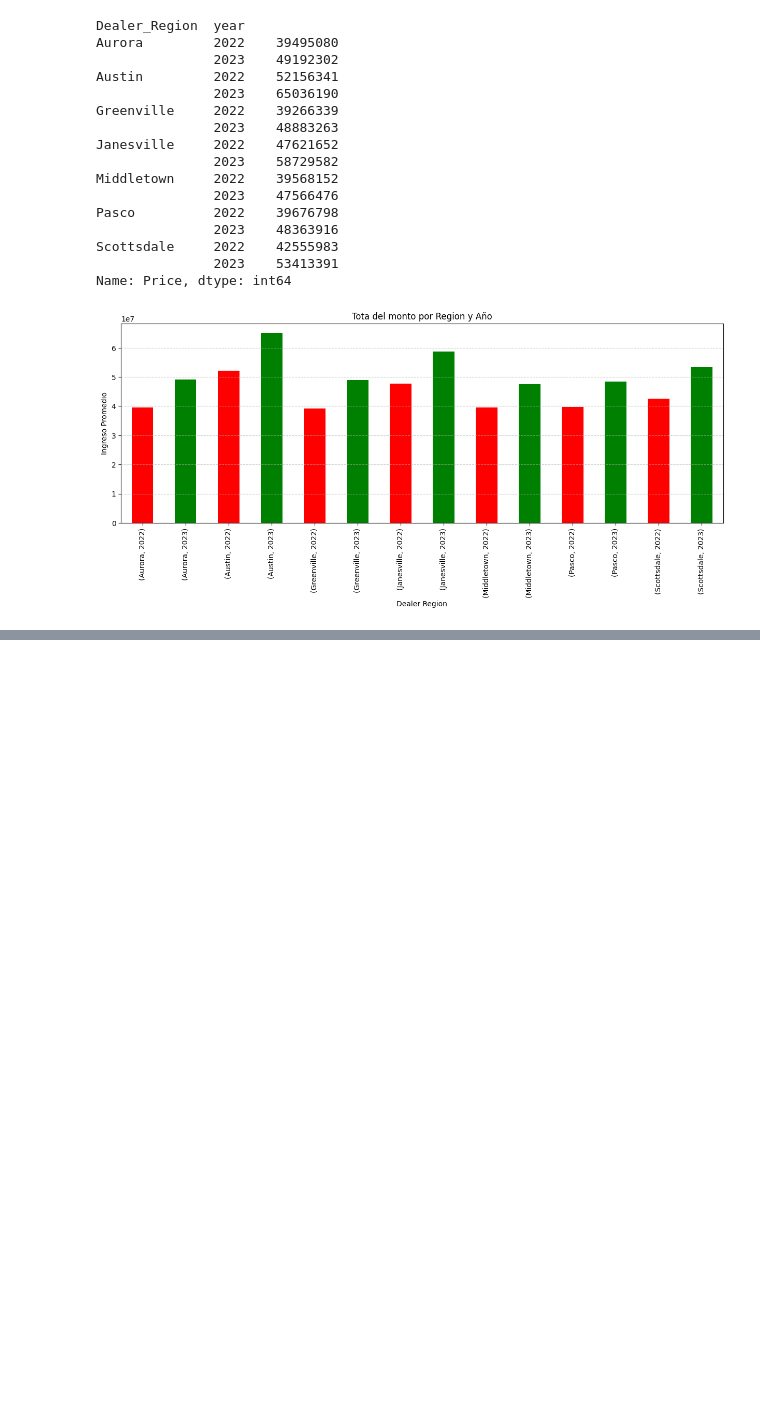
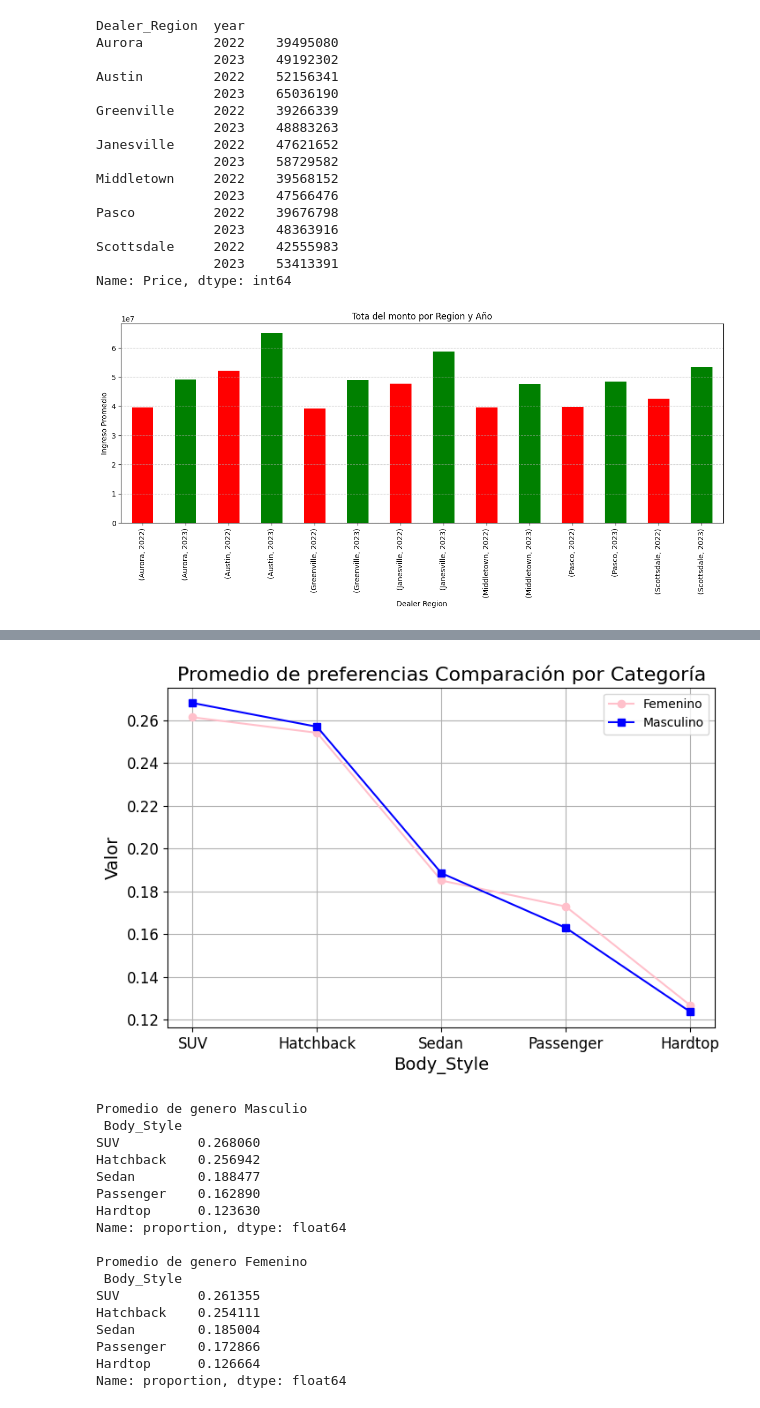
Before and after one commit to FredyR222/car_sale_boorcamp, a Jupyter notebook: code/carSale.ipynb, the cells around one changed output, grey strips where cells are left out. Cells and saved outputs as stored; diff of their text form; code cells hidden in the pictures; blank space fills up the shorter version.

```diff
--- a/code/carSale.ipynb
+++ b/code/carSale.ipynb
@@ -504,0 +555,47 @@ Name: Price, dtype: int64
+# %%
+#Promedio de preferencias
+promedio_fem = df1[df1['Gender']=='Female']['Body_Style'].value_counts(normalize=True)
+promedio_mas = df1[df1['Gender']=='Male']['Body_Style'].value_counts(normalize=True)
+
+
+plt.figure(figsize=(8, 5))
+
+# Graficar los datos de df_femenino
+plt.plot(promedio_fem.index, promedio_fem.values, marker='o', linestyle='-', color='pink', label='Femenino')
+
+# Graficar los datos de df_masculino
+plt.plot(promedio_mas.index, promedio_mas.values, marker='s', linestyle='-', color='blue', label='Masculino')
+
+# Personalizar el gráfico
+plt.xlabel('Body_Style', fontsize=14)
+plt.ylabel('Valor', fontsize=14)
+plt.title('Promedio de preferencias Comparación por Categoría', fontsize=16)
+plt.xticks(fontsize=12)
+plt.yticks(fontsize=12)
+plt.legend()
+plt.grid(True)
+
+# Mostrar gráfico
+plt.show()
+
+print(f"Promedio de genero Masculio \n {promedio_mas}")
+print(f"\nPromedio de genero Femenino \n {promedio_fem}")
+# %% [output]
+[figure, added]
+Promedio de genero Masculio
+ Body_Style
+SUV          0.268060
+Hatchback    0.256942
+Sedan        0.188477
+Passenger    0.162890
+Hardtop      0.123630
+Name: proportion, dtype: float64
+
+Promedio de genero Femenino
+ Body_Style
+SUV          0.261355
+Hatchback    0.254111
+Sedan        0.185004
+Passenger    0.172866
+Hardtop      0.126664
+Name: proportion, dtype: float64
```
Also changed, not shown: parts of 2 cells of this notebook.
